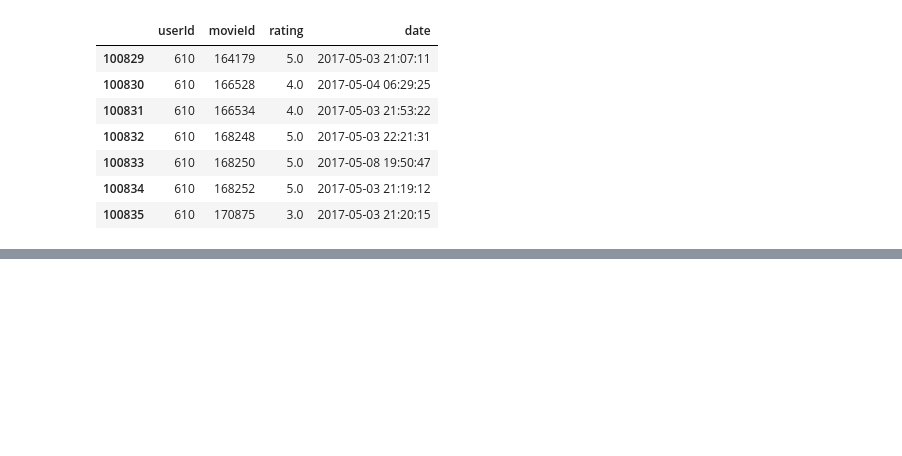
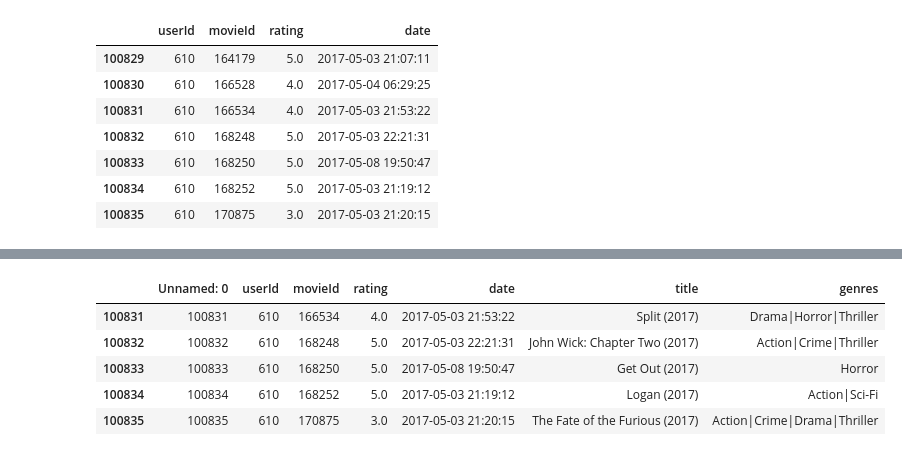
Before and after one commit to dana-log/cveeet, a Jupyter notebook: project_0/pandas/1_12_2.ipynb, the cells around one changed output, grey strips where cells are left out. Saved outputs shown, nothing was run; the diff lists cells and outputs as text; code cells hidden in the pictures; blank space fills up the shorter version.

```diff
--- a/project_0/pandas/1_12_2.ipynb
+++ b/project_0/pandas/1_12_2.ipynb
@@ -85,0 +189,9 @@ False
+# %%
+ratings_movies = pd.read_csv('/home/dana/ide/project_0/data/ratings_movies.csv')
+# %% [output]
+|  | Unnamed: 0 | userId | movieId | rating | date | title | genres |
+| 100831 | 100831 | 610 | 166534 | 4.0 | 2017-05-03 21:53:22 | Split (2017) | Drama|Horror|Thriller |
+| 100832 | 100832 | 610 | 168248 | 5.0 | 2017-05-03 22:21:31 | John Wick: Chapter Two (2017) | Action|Crime|Thriller |
+| 100833 | 100833 | 610 | 168250 | 5.0 | 2017-05-08 19:50:47 | Get Out (2017) | Horror |
+| 100834 | 100834 | 610 | 168252 | 5.0 | 2017-05-03 21:19:12 | Logan (2017) | Action|Sci-Fi |
+| 100835 | 100835 | 610 | 170875 | 3.0 | 2017-05-03 21:20:15 | The Fate of the Furious (2017) | Action|Crime|Drama|Thriller |
```
Also changed, not shown: parts of 9 cells of this notebook, 1 other file.
